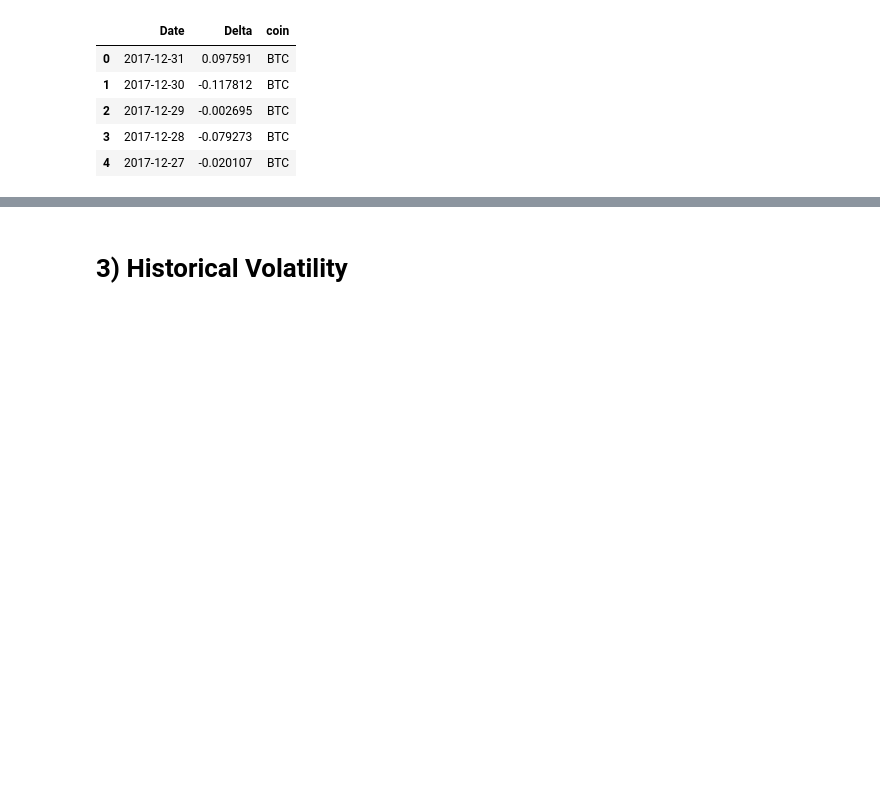
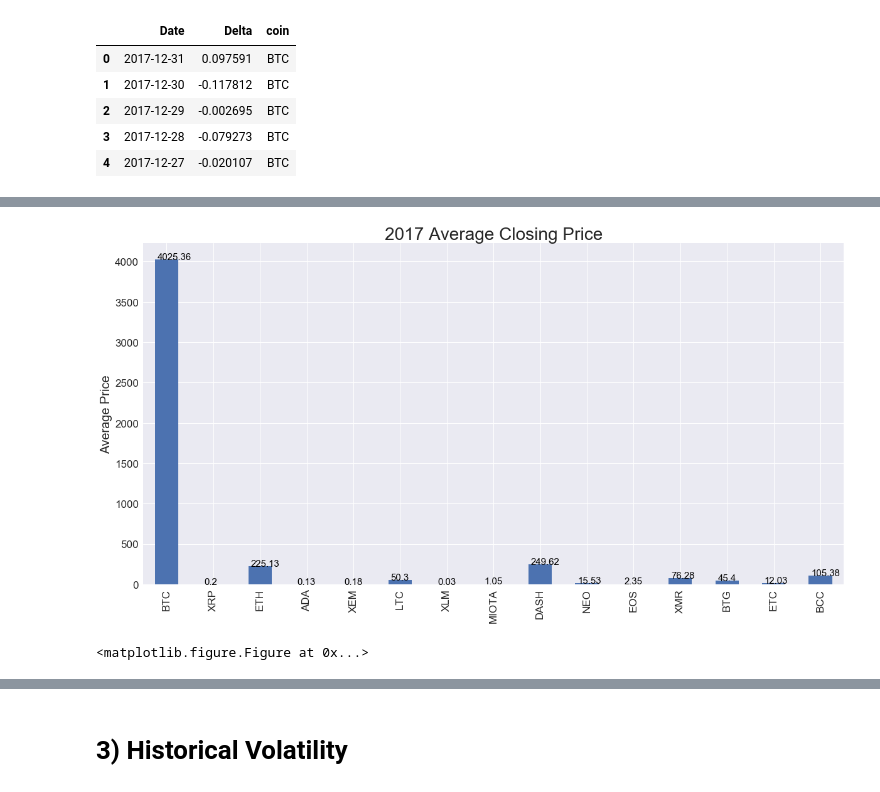
Before and after one commit to sharonsu94/cryptocurrency, a Jupyter notebook: Crypto+Analysis.ipynb, the cells around one changed output, grey strips where cells are left out. Drawn from its saved outputs; the diff is of its cells as text; code cells hidden in the pictures; blank space fills up the shorter version.

Commit message:
I've added my section of code into the main jupyter notebook of our team along with my graph and csv file

```diff
--- a/Crypto+Analysis.ipynb
+++ b/Crypto+Analysis.ipynb
@@ -206,0 +265,20 @@ top15p.corr()
+# %%
+#Creating year over year growth
+columns = ['Coin', '2017 Average']
+year2017 = pd.DataFrame(columns = columns)
+
+#appending to dataframe
+coins = top15_2017.coin.unique()
+for coin in coins:
+    coin_df = top15_2017.loc[(top15_2017['coin'] == coin)]
+    coin_df = coin_df.reset_index(drop=True)
+    coin_list = []
+    for i, value in enumerate(coin_df['Close'][:-1]):
+        coin_list.append(value)
+    coin_avg = np.sum(coin_list)
+    sum2017_sum = round(coin_avg, 2)
+    sum2017_avg = sum2017_sum/i
+    year2017 = year2017.append({'Coin': coin,
+                                              '2017 Average': sum2017_avg},
+                                            ignore_index = True)
+year2017
@@ -206,0 +302,25 @@ top15p.corr()
+# %%
+# graph individually to see the growth pattern with year over year growth average of the year 2017
+#I am plotting the graph for only 2017 because this is the only year has will all the data for top15 coins.
+
+
+plt.style.use('seaborn')
+x = np.arange(15)
+year2017.plot(kind = 'bar', x = 'Coin', y = '2017 Average',
+                     legend = False, figsize = (20, 10))
+plt.ylabel('Average Price', fontsize = 20)
+plt.xlabel('', fontsize = 20)
+plt.title('2017 Average Closing Price', fontsize = 28)
+
+plt.xticks(fontsize = 17)
+plt.yticks(fontsize = 17)
+for a,b in zip(x, year2017['2017 Average']):
+    b = round(b,2)
+    plt.text(a-0.2, b + 1.5, str(b), color='black',fontsize = 15)
+plt.show()
+
+# Save the Figure
+plt.savefig("2017_Average_Closing_Price.png")
+# %% [output]
+[figure, added]
+<matplotlib.figure.Figure at 0x...>
```
Also changed, not shown: parts of 16 cells of this notebook, 2 other files.
